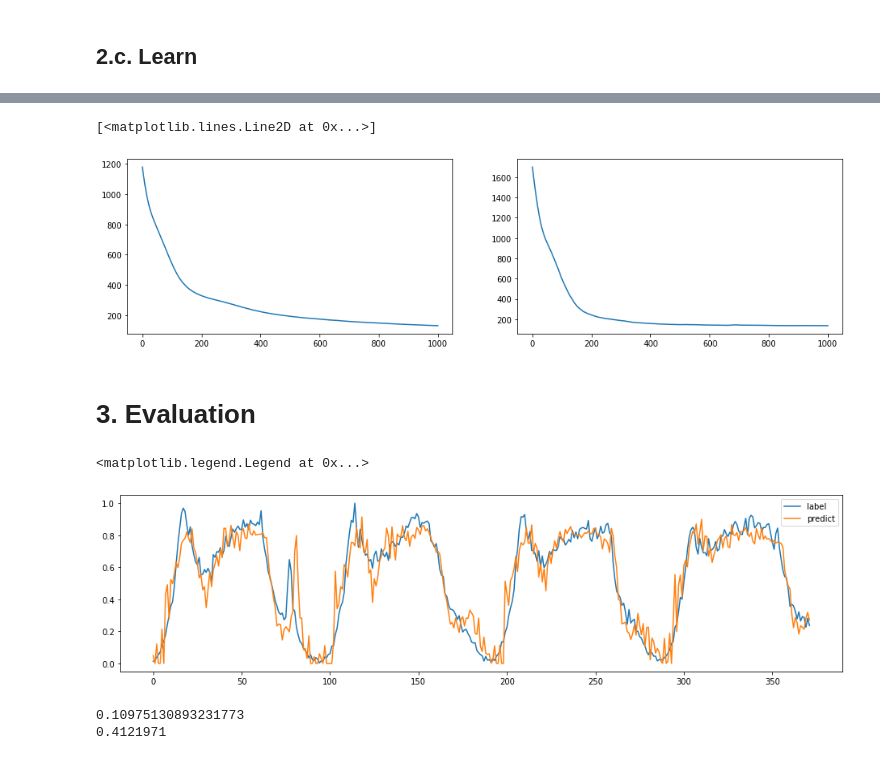
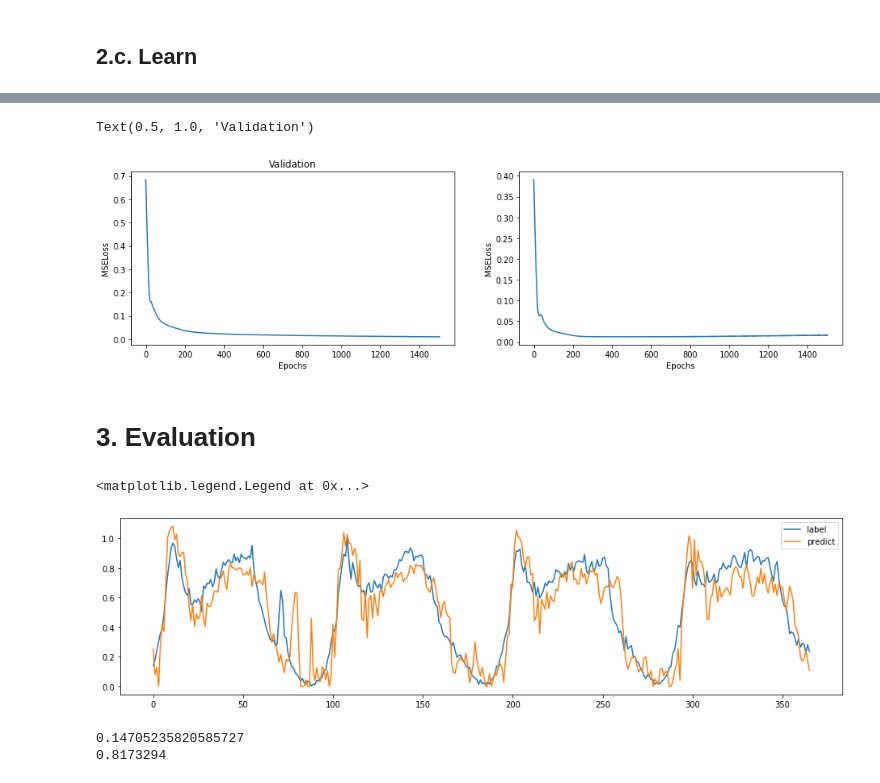
Before and after one commit to khzhang2/BDA_traffic, a Jupyter notebook: BDA_reg.ipynb, the cells around one changed output, grey strips where cells are left out. Cells and saved outputs as stored; diff of their text form; code cells hidden in the pictures.

```diff
--- a/BDA_reg.ipynb
+++ b/BDA_reg.ipynb
@@ -238,8 +238,10 @@ hyper
 Xs = Xs[:96, :]
 # %%
 # [sample size, seq_len, inp_dim (dets)], [sample size, label_seq_len, inp_dim (dets)]
-Xs_3d, Ys_3d = bda_utils.sliding_window(Xs, Xs, seq_len, 1)
-Xt_3d, Yt_3d = bda_utils.sliding_window(Xt, Xt, seq_len, 1)
+Xs_3d, Ys_3d = bda_utils.sliding_window(Xs, Xs, seq_len, label_seq_len)
+Xt_3d, Yt_3d = bda_utils.sliding_window(Xt, Xt, seq_len, label_seq_len)
+# Ys_3d = Ys_3d[:, label_seq_len-1:, :]
+# Yt_3d = Yt_3d[:, label_seq_len-1:, :]
 print(Xs_3d.shape)
 print(Ys_3d.shape)
 print(Xt_3d.shape)
@@ -264,7 +266,8 @@ for i in range(Xs_3d.shape[2]):
     print('Starting det %i'%i)
     bda = BDA(kernel_type='linear', dim=seq_len-reduced_dim, lamb=lamb, mu=MU, gamma=1, T=5)  # T is iteration time
     Xs_new, Xt_new, A = bda.fit(
-        Xs_3d[:, :, i], bda_utils.get_class(Ys_3d[:, :, i]), Xt_3d[:, :, i], bda_utils.get_class(Yt_3d[:, :, i])
+        Xs_3d[:, :, i], bda_utils.get_class(Ys_3d[:, label_seq_len-1:, i]), \
+        Xt_3d[:, :, i], bda_utils.get_class(Yt_3d[:, label_seq_len-1:, i])
     )  # input shape: ns, n_feature | ns, n_label_feature
 
     # normalize
@@ -371,7 +374,7 @@ torch.Size([372, 1, 1])
 # %%
 # build model
 device = torch.device("cuda" if torch.cuda.is_available() else "cpu")
-net = traff_net_reg(inp_dim, label_dim, seq_len-reduced_dim).to(device)
+net = traff_net_reg(inp_dim, label_dim, seq_len-reduced_dim, label_seq_len).to(device)
 criterion = nn.MSELoss()
 #scheduler =  torch.optim.lr_scheduler.StepLR(optimizer, 0.7)
 train_loss_set = []
@@ -387,7 +390,7 @@ optimizer = torch.optim.Adam(net.parameters())
 # train
 net.train()
 
-epochs = 1001
+epochs = 1501
 
 for e in range(epochs):
     for i in range(len(train_loader)):
@@ -398,14 +401,15 @@ for e in range(epochs):
             data, label = train_iter.next()
 #         ipdb.set_trace()
         out = net(data)
-        loss = criterion(out*100, bda_utils.get_class(label[:, 0, 0]).reshape(-1, 1) )  # label.shape=[batch, 1, num_dets]
+        loss = criterion(out, label)\
+                + criterion(out[78:], label[78:] )  # label.shape=[batch, 1, num_dets]
 
         optimizer.zero_grad()
         loss.backward()
         optimizer.step()
 
         val_out = net(Xt_valid_3d)
-        val_loss = criterion(val_out*100, bda_utils.get_class(Yt_valid_3d[:, 0, 0]).reshape(-1, 1) )
+        val_loss = criterion(val_out, Yt_valid_3d)
 
         val_loss_set.append(val_loss.cpu().detach().numpy())
         train_loss_set.append(loss.cpu().detach().numpy())
@@ -414,8 +418,8 @@ for e in range(epochs):
 #         ipdb.set_trace()
         fig = plt.figure(figsize=[16,4])
         ax1 = fig.add_subplot(111)
-        ax1.plot(bda_utils.get_class(label)[:, 0, det].cpu().detach().numpy(), label='ground truth')
-        ax1.plot(100*out.cpu().detach().numpy(), label='predict')
+        ax1.plot(label[:, label_seq_len-1, det].cpu().detach().numpy(), label='ground truth')
+        ax1.plot(out[:, label_seq_len-1, det].cpu().detach().numpy(), label='predict')
         ax1.legend()
         plt.show()
         print('Epoch No. %i success, loss: %.5f, val loss: %.5f'\
@@ -423,7 +427,7 @@ for e in range(epochs):
 
         ## SAVE BEST MODEL
         # initialize model
-        best_net = traff_net_reg(inp_dim, label_dim, seq_len-reduced_dim).to(device)
+        best_net = traff_net_reg(inp_dim, label_dim, seq_len-reduced_dim, label_seq_len).to(device)
         # load existing parameters, or create one
         try:
             best_net.load_state_dict(torch.load('./runs/run%i/best.pth'%(num_fold+1) ))
@@ -435,12 +439,12 @@ for e in range(epochs):
         try:
             nrmse_best = bda_utils.nrmse_loss_func(
                 best_net(Xt_valid_3d).cpu().detach().numpy().flatten(), \
-                Yt_valid_3d[:, 0, det].cpu().flatten().detach().numpy(), 0
+                Yt_valid_3d.cpu().flatten().detach().numpy(), 0
             )
 
             nrmse = bda_utils.nrmse_loss_func(
                 val_out.cpu().detach().numpy().flatten(), \
-                Yt_valid_3d[:, 0, det].cpu().flatten().detach().numpy(), 0
+                Yt_valid_3d.cpu().flatten().detach().numpy(), 0
             )
         except:
             print('No feasible prediction, new model parameters saved')
@@ -476,31 +481,39 @@ Updated model parameters
 # %%
 fig = plt.figure(figsize = [16, 4])
 ax1 = fig.add_subplot(121)
 ax1.plot(train_loss_set)
+ax1.set_xlabel('Epochs')
+ax1.set_ylabel('MSELoss')
+ax1.set_title('Train')
+
 ax2 = fig.add_subplot(122)
 ax2.plot(val_loss_set)
+ax2.set_xlabel('Epochs')
+ax2.set_ylabel('MSELoss')
+ax1.set_title('Validation')
 # %% [output]
-[<matplotlib.lines.Line2D at 0x...>]
+Text(0.5, 1.0, 'Validation')
-[figure, old version]
+[figure, new version]
 # %% [markdown]
 # 3. Evaluation
 # %%
-best_net = traff_net_reg(inp_dim, label_dim, seq_len-reduced_dim).to(device)
+best_net = traff_net_reg(inp_dim, label_dim, seq_len-reduced_dim, label_seq_len).to(device)
 best_net.load_state_dict(torch.load('./runs/run%i/best.pth'%(num_fold+1) ))
 
 val_out = best_net(Xt_valid_3d)
-g_t = Yt_valid_3d[:, 0, det].cpu().flatten().detach().numpy()
-pred = val_out.cpu().detach().numpy().flatten()
+g_t = Yt_valid_3d.cpu().detach().numpy()[:, label_seq_len-1, det]
+pred = val_out.cpu().detach().numpy()[:, label_seq_len-1, det]
 pred_ = pred.copy()
 pred_[pred_<0] = 0
 
-plt.figure(figsize=[16,4])
-plt.plot(g_t, label='label')
-plt.plot(pred_, label='predict')
-plt.legend()
+fig2 = plt.figure(figsize=[16,4])
+ax21 = fig2.add_subplot(111)
+ax21.plot(g_t, label='label')
+ax21.plot(pred_, label='predict')
+ax21.legend()
 # %% [output]
 <matplotlib.legend.Legend at 0x...>
-[figure, old version]
+[figure, new version]
 # %%
 # sklearn.metrics.accuracy_score(torch.argmax(val_out, dim=1).cpu(), bda_utils.get_class(Yt_valid_3d[:, 0, det]).cpu().flatten())
 
@@ -509,6 +522,15 @@ print(bda_utils.mape_loss_func(pred, g_t, 0))
 
 bda_utils.save_np(pred_, './runs/run%i/bda_regression_pred_result.csv'%(num_fold+1))
 bda_utils.save_np(g_t, './runs/run%i/bda_regression_g_t.csv'%(num_fold+1))
+
+bda_utils.save_np(Xs, './runs/run%i/Xs.csv'%(num_fold+1))
+bda_utils.save_np(Xt, './runs/run%i/Xt.csv'%(num_fold+1))
+bda_utils.save_np(Xs_new, './runs/run%i/Xs_new.csv'%(num_fold+1))
+bda_utils.save_np(Xt_new, './runs/run%i/Xt_new.csv'%(num_fold+1))
+
+fig.savefig('./runs/run%i/loss.png'%(num_fold+1))
+
+hyper.to_csv('./runs/run%i/hyper_nrmse_%.5f.csv'%(num_fold+1, bda_utils.nrmse_loss_func(pred, g_t, 0)))
 # %% [output]
-0.10975130893231773
-0.4121971
+0.14705235820585727
+0.8173294
```
Also changed, not shown: parts of 8 cells of this notebook.
